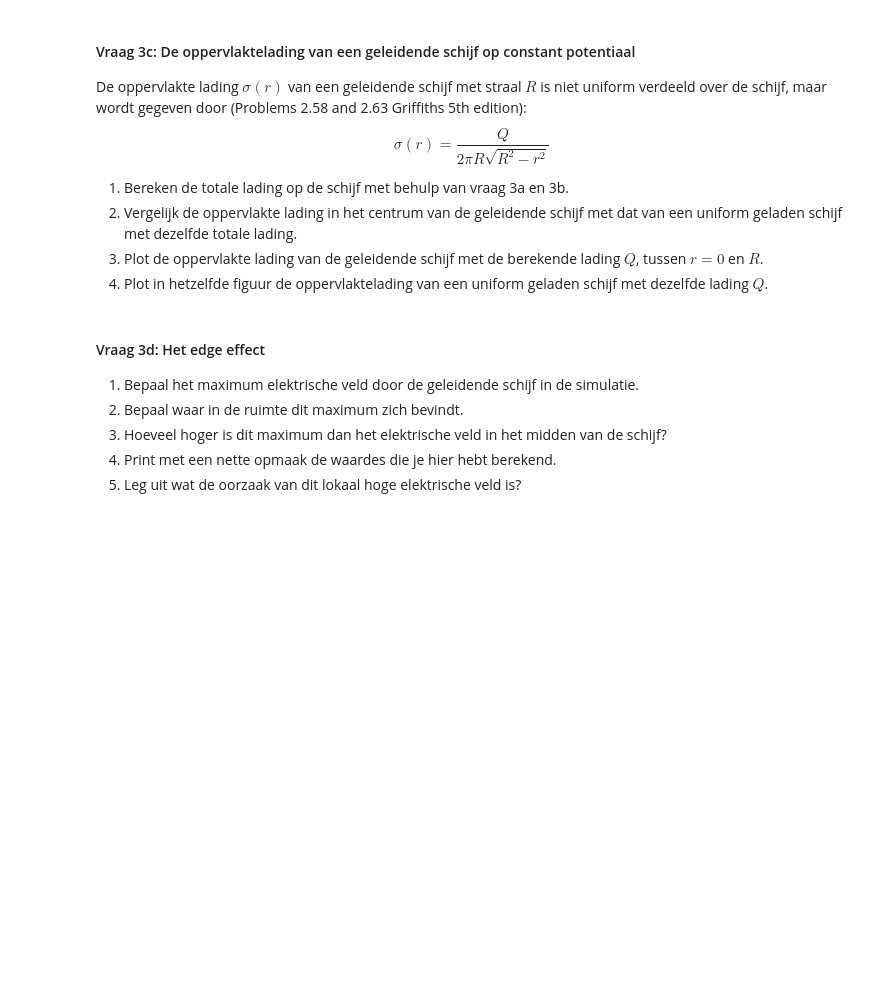
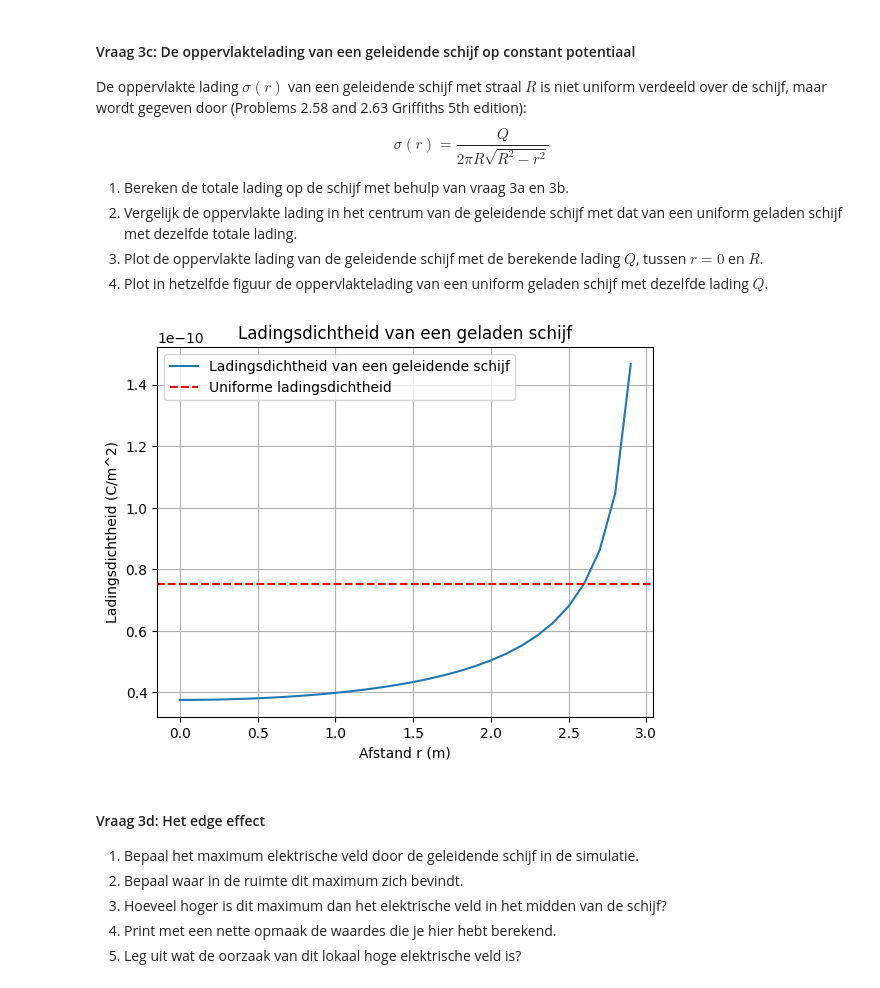
Before and after one commit to hldemulder/DEF-D-OPDRACHTEN, a Jupyter notebook: DigitaleOntwerpopdrachten/1CondensatorOpdracht/CondensatorOntwerpopdracht.ipynb, the cells around one changed output. Drawn from its saved outputs; the diff is of its cells as text; code cells hidden in the pictures; blank space fills up the shorter version.

```diff
--- a/DigitaleOntwerpopdrachten/1CondensatorOpdracht/CondensatorOntwerpopdracht.ipynb
+++ b/DigitaleOntwerpopdrachten/1CondensatorOpdracht/CondensatorOntwerpopdracht.ipynb
@@ -430,3 +430,11 @@ De veldsterkte vlakbij de schijf is ongeveer 4.20 V/m.
 *Geef in deze markdown cel je antwoord op 3b.1.*
 # %%
 #### Print met deze cel met een nette opmaak je antwoord op vraag 3b 2.
+def surface_charge(r,R,V):
+    C = 8 * epsilon0 * R
+    sigma = (C * V)/(2 * np.pi * R * np.sqrt(R**2 - r**2))
+    return sigma
+
+sigma_at_0 = surface_charge(0, disk_radius, V1)
+
+print(f'De ladingsdichtheid op het midden van de schijf is ongeveer {sigma_at_0:.2e} C/m^2.')
@@ -441,9 +451,27 @@ $$\sigma(r) = \frac{Q}{2 \pi R \sqrt{R^2 - r^2}}$$
 3. Plot de oppervlakte lading van de geleidende schijf met de berekende lading $Q$, tussen $r = 0$ en $R$.
 4. Plot in hetzelfde figuur de oppervlaktelading van een uniform geladen schijf met dezelfde lading $Q$.
 # %%
-###
-###Jouw code hier###
-###
+C = 8 * epsilon0 * disk_radius
+Q = C * V1
+
+# Q van een uniform geladen schijf wordt gegeven door Q/A --> Q/pi*R**2
+sigma_uniform = Q/(np.pi * disk_radius**2)
+
+r_for_sigma = r[r <= disk_radius]
+
+sigma = surface_charge(r_for_sigma, disk_radius, V1)
+
+plt.figure()
+plt.plot(r_for_sigma, sigma, label='Ladingsdichtheid van een geleidende schijf')
+plt.axhline(y=sigma_uniform, color='r', linestyle='--', label='Uniforme ladingsdichtheid')
+plt.xlabel('Afstand r (m)')
+plt.ylabel('Ladingsdichtheid (C/m^2)')
+plt.title('Ladingsdichtheid van een geladen schijf')
+plt.legend()
+plt.grid()
+plt.show()
+# %% [output]
+[figure, added]
 # %% [markdown]
 #### Vraag 3d: Het edge effect
 
```
Also changed, not shown: parts of 3 cells of this notebook.
